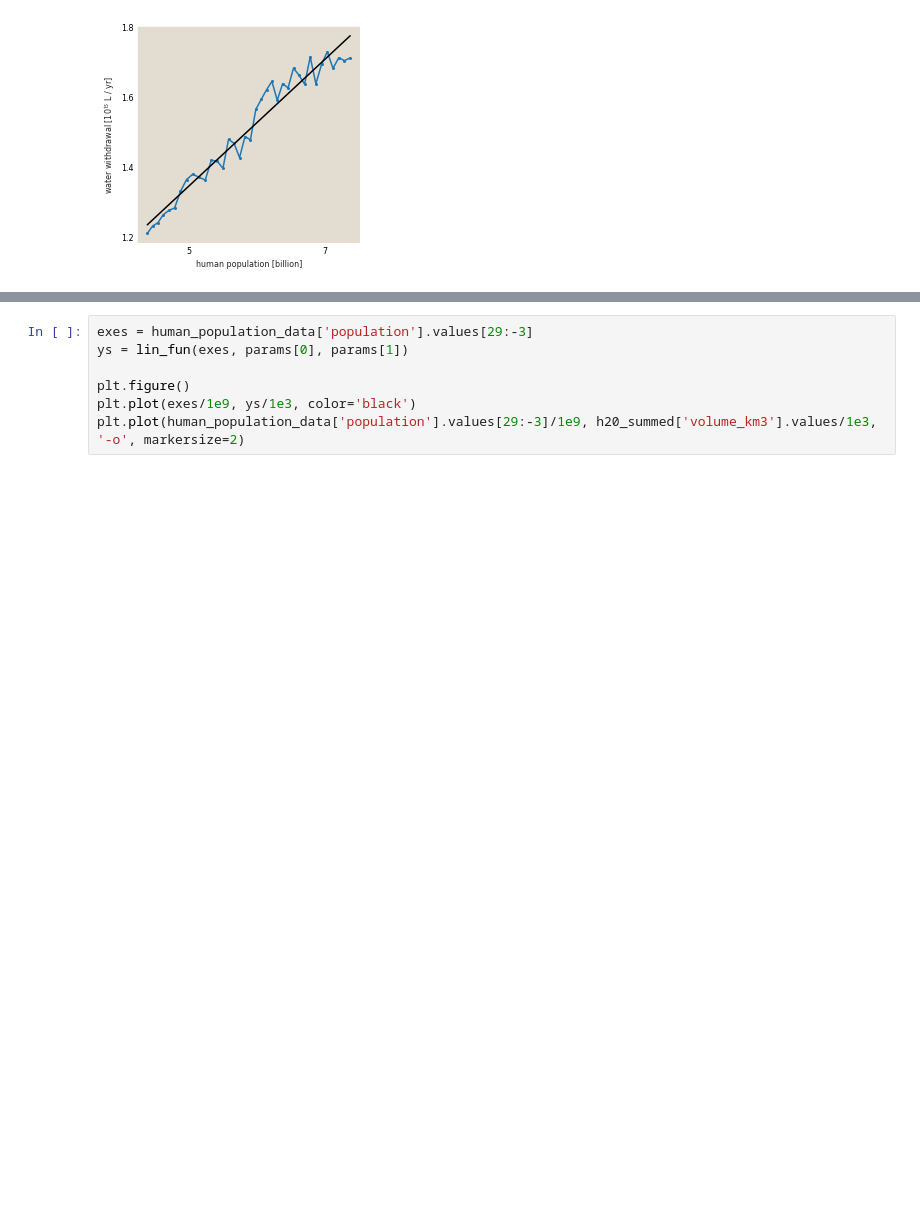
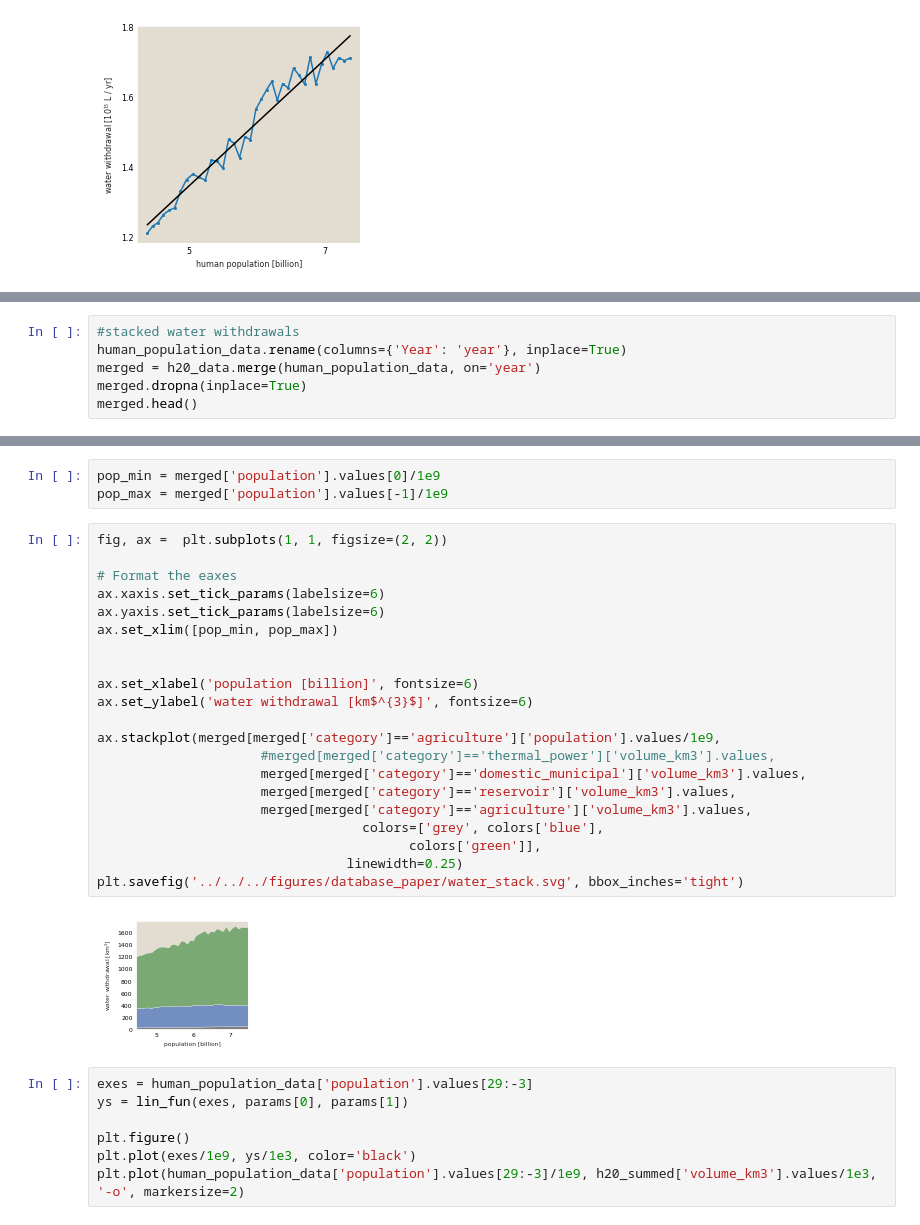
Before and after one commit to RPGroup-PBoC/human_impacts, a Jupyter notebook: code/figures/dynamics/timeseries_db_paper.ipynb, the cells around one changed output, grey strips where cells are left out. Cells and saved outputs as stored; diff of their text form; blank space fills up the shorter version.

```diff
--- a/code/figures/dynamics/timeseries_db_paper.ipynb
+++ b/code/figures/dynamics/timeseries_db_paper.ipynb
@@ -167,0 +197,6 @@ params, cov = scipy.optimize.curve_fit(lin_fun, human_population_data['populatio
+# %%
+#stacked water withdrawals
+human_population_data.rename(columns={'Year': 'year'}, inplace=True)
+merged = h20_data.merge(human_population_data, on='year')
+merged.dropna(inplace=True)
+merged.head()
@@ -168,3 +210,29 @@ params, cov = scipy.optimize.curve_fit(lin_fun, human_population_data['populatio
+# %%
+pop_min = merged['population'].values[0]/1e9
+pop_max = merged['population'].values[-1]/1e9
+# %%
+fig, ax =  plt.subplots(1, 1, figsize=(2, 2))
+
+# Format the eaxes
+ax.xaxis.set_tick_params(labelsize=6)
+ax.yaxis.set_tick_params(labelsize=6)
+ax.set_xlim([pop_min, pop_max])
+
+
+ax.set_xlabel('population [billion]', fontsize=6)
+ax.set_ylabel('water withdrawal [km$^{3}$]', fontsize=6)
+
+ax.stackplot(merged[merged['category']=='agriculture']['population'].values/1e9,
+                     #merged[merged['category']=='thermal_power']['volume_km3'].values,
+                     merged[merged['category']=='domestic_municipal']['volume_km3'].values,
+                     merged[merged['category']=='reservoir']['volume_km3'].values,
+                     merged[merged['category']=='agriculture']['volume_km3'].values,
+                                  colors=['grey', colors['blue'],
+                                        colors['green']],
+                                linewidth=0.25)
+plt.savefig('../../../figures/database_paper/water_stack.svg', bbox_inches='tight')
+# %% [output]
+[figure, added]
 # %%
 exes = human_population_data['population'].values[29:-3]
 ys = lin_fun(exes, params[0], params[1])
```
Also changed, not shown: parts of 8 cells of this notebook, 2 other files.
